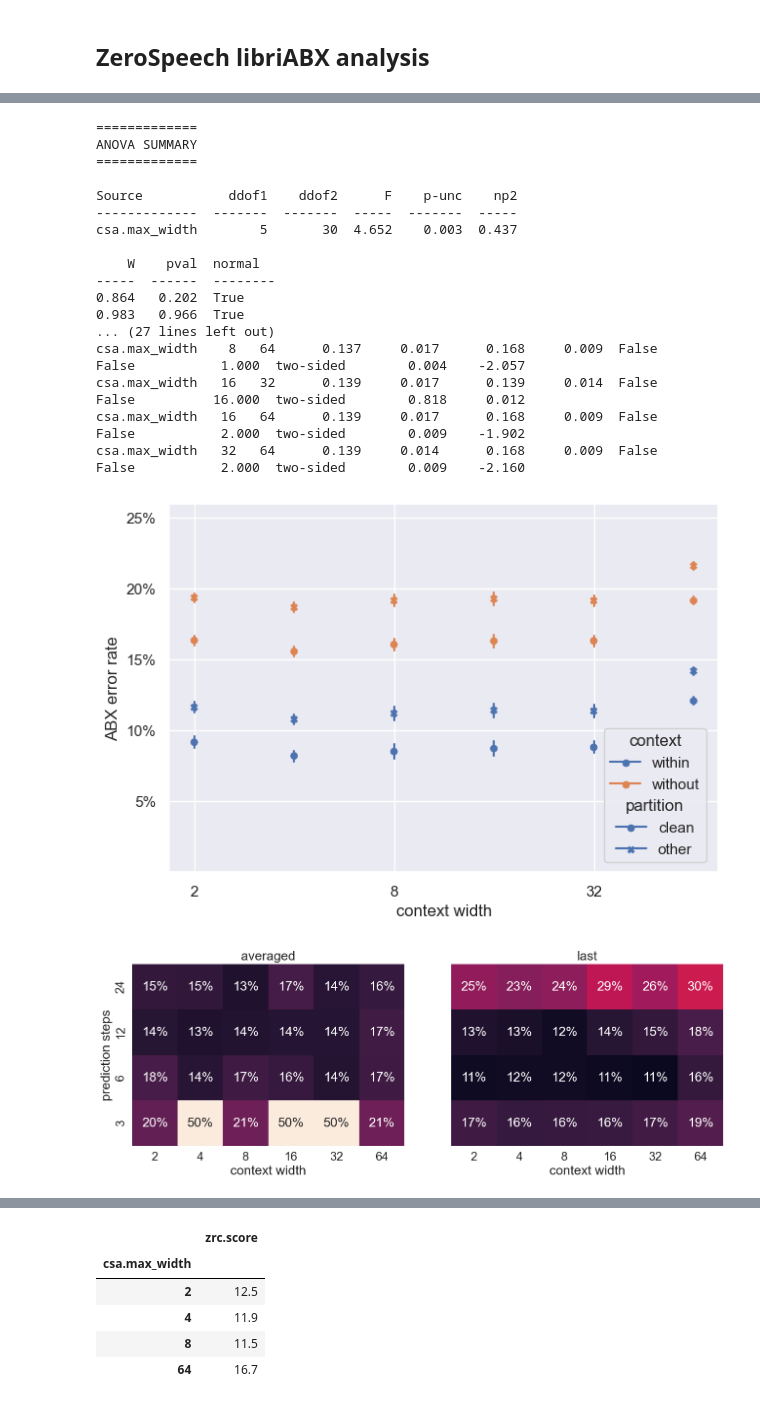
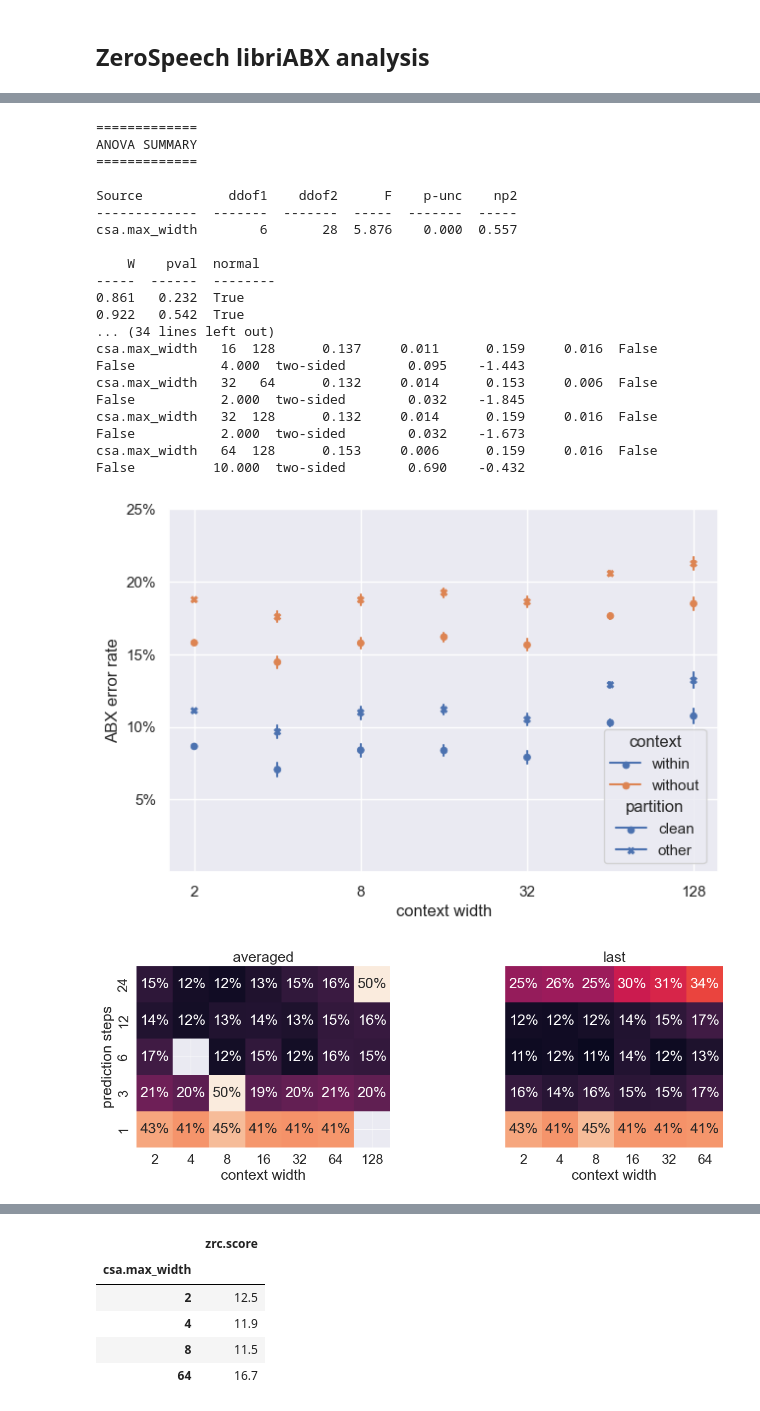
Before and after one commit to sdrobert/scpc, a Jupyter notebook: scripts/analyze.ipynb, the cells around one changed output, grey strips where cells are left out. Drawn from its saved outputs; the diff is of its cells as text; code cells hidden in the pictures.

```diff
--- a/scripts/analyze.ipynb
+++ b/scripts/analyze.ipynb
@@ -22,7 +24,11 @@ from matplotlib import pyplot as plt
 
 sns.set_theme('paper', font_scale=2)
 
+%aimport exp_utils
 from exp_utils import *
+
+WIDTHS = (2, 4, 8, 16, 32, 64, 128)
+STEPS = (1, 3, 6, 12, 24)
 # %% [markdown]
 ## ZeroSpeech libriABX analysis
 # %%
@@ -55,21 +61,21 @@ df = filter_data_equal(dfz, {
     "training.loss_type": "cpc",
     "zrc.granularity": "phoneme",
     'training.cpc_loss.averaging_penalty': 0,
+    "training.max_epochs": 200,
     "csa.dim_feedforward": 1024,
     "csa.num_layers": 1,
     "zrc.speaker_mode": "within",
 })
 df = filter_data_in(
-    df, {"csa.max_width": range(2, 65)}
+    df, {"csa.max_width": WIDTHS}
 )
 check_data(
     df,
-    "csa.max_width", "zrc.subset", "zrc.score",
-    "zrc.context_mode", "training.cpc_loss.offset"
+    "csa.max_width", "zrc.subset", "zrc.score", "zrc.context_mode"
 )
 
-# 6 seeds * 6 context widths * 2 context modes * 4 partitions
-assert len(df) == 6 * 6 * 2 * 4
+# 5 seeds * 7 context widths * 2 context modes * 4 partitions
+assert len(df) == 5 * 7 * 2 * 4
 
 df = df[['name', 'csa.max_width', 'zrc.score']].groupby('name', as_index=False, observed=True, sort=True).mean(numeric_only=True)
 df['csa.max_width'] = df['csa.max_width'].astype('int').astype('category')
@@ -86,17 +92,17 @@ ANOVA SUMMARY
 
 Source           ddof1    ddof2      F    p-unc    np2
 -------------  -------  -------  -----  -------  -----
-csa.max_width        5       30  4.652    0.003  0.437
+csa.max_width        6       28  5.876    0.000  0.557
 
     W    pval  normal
 -----  ------  --------
-0.864   0.202  True
-0.983   0.966  True
-... (27 lines left out)
-csa.max_width    8   64      0.137     0.017      0.168     0.009  False     False           1.000  two-sided        0.004    -2.057
-csa.max_width   16   32      0.139     0.017      0.139     0.014  False     False          16.000  two-sided        0.818     0.012
-csa.max_width   16   64      0.139     0.017      0.168     0.009  False     False           2.000  two-sided        0.009    -1.902
-csa.max_width   32   64      0.139     0.014      0.168     0.009  False     False           2.000  two-sided        0.009    -2.160
+0.861   0.232  True
+0.922   0.542  True
+... (34 lines left out)
+csa.max_width   16  128      0.137     0.011      0.159     0.016  False     False           4.000  two-sided        0.095    -1.443
+csa.max_width   32   64      0.132     0.014      0.153     0.006  False     False           2.000  two-sided        0.032    -1.845
+csa.max_width   32  128      0.132     0.014      0.159     0.016  False     False           2.000  two-sided        0.032    -1.673
+csa.max_width   64  128      0.153     0.006      0.159     0.016  False     False          10.000  two-sided        0.690    -0.432
 # %%
 # plot libriABX scores across subsets and context windows w/ phoneme granularity
 
@@ -135,22 +141,20 @@ df = filter_data_equal(dfz, {
     'training.cpc_loss.averaging_penalty': 0,
     "csa.dim_feedforward": 1024,
     "csa.num_layers": 1,
+    "training.max_epochs": 200,
     "zrc.speaker_mode": "within",
 })
-# we filter for versions < 200 b/c the versions >= 200, which are meant to replicate
-# this matrix, are only sporadically complete atm. This way, we stick with one
-# repetition
 df = filter_data_in(
-    df, {"csa.max_width": range(2, 65), "version": range(200)}
+    df, {"csa.max_width": WIDTHS}
 )
 check_data(
     df,
     "csa.max_width", "zrc.subset", "zrc.score",
-    "zrc.context_mode", "training.cpc_loss.offset"
+    "zrc.context_mode"
 )
 
-# 6 seeds * 6 context widths * 2 context modes * 4 partitions
-assert len(df) == 6 * 6 * 2 * 4
+# 5 seeds * 7 context widths * 2 context modes * 4 partitions
+assert len(df) == 5 * 7 * 2 * 4
 
 # aggregate dev and test into their quality
 df['zrc.subset'] = df['zrc.subset'].map(
@@ -167,7 +171,7 @@ df['zrc.sbyc'] = df.agg("{0[zrc.subset]}-{0[zrc.context_mode]}".format, axis=1)
 
 plot = (
     so.Plot(df, x="csa.max_width", y="zrc.score", color="zrc.context_mode", marker="zrc.subset")
-    .limit(y=(0.00, 0.26))
+    .limit(y=(0.00, 0.25))
     .add(so.Dot(pointsize=5), so.Agg())
     .add(so.Range(), so.Est(errorbar="se"), group='zrc.sbyc')  # 1 standard error
     # .add(so.Line(marker=None), so.PolyFit())  # misleading?
@@ -198,7 +202,7 @@ leg.set_bbox_to_anchor(bb, transform=fig.axes[0].transAxes)
 fig.tight_layout()
 fig.savefig('../resources/libriabx_context_subset_phoneme.pdf')
 # %% [output]
-[figure, old version]
+[figure, new version]
 # %%
 # plot libriABX score of context width vs prediction steps (averaged)
 # - this one will show up on the left of our figure, so it doesn't have the cbar
@@ -216,20 +220,19 @@ df = filter_data_equal(dfz, {
     "csa.dim_feedforward": 1024,
     "csa.num_layers": 1,
     "zrc.speaker_mode": "within",
+    "training.max_epochs": 200,
 })
 df = filter_data_in(
     df, {
-        "csa.max_width": range(2, 65),
-        "training.cpc_loss.prediction_steps": range(2, 25),
-        "version": range(200)
+        "csa.max_width": WIDTHS,
+        "training.cpc_loss.prediction_steps": range(1, 25),
     }
 )
 check_data(
     df,
     "csa.max_width", "zrc.subset", "zrc.score",
-    "zrc.context_mode", "training.cpc_loss.offset",
-    "training.cpc_loss.prediction_steps",
-    "training.cpc_loss.negative_samples",
+    "zrc.context_mode",
+    "training.cpc_loss.prediction_steps"
 )
 df = df.pivot_table(
     columns="csa.max_width",
@@ -251,35 +254,35 @@ df = filter_data_equal(dfz, {
     "csa.dim_feedforward": 1024,
     "csa.num_layers": 1,
     "zrc.speaker_mode": "within",
 })
 df = filter_data_in(
-    df, {"csa.max_width": range(2, 65), "version": range(200)}
+    df, {"csa.max_width": range(2, 65)}
 )
 idx = df['training.cpc_loss.prediction_steps'] == 1
 for n in range(2, 25):
     idx |= (df['training.cpc_loss.prediction_steps'] == n) & (df['training.cpc_loss.gutted_steps'] == (n - 1))
 df = df.loc[idx]
 check_data(
     df,
     "csa.max_width", "zrc.subset", "zrc.score",
     "zrc.context_mode", "training.cpc_loss.offset",
     "training.cpc_loss.prediction_steps",
     "training.cpc_loss.gutted_steps",
 )
 df = df.pivot_table(
     columns="csa.max_width",
     index="training.cpc_loss.prediction_steps",
     values="zrc.score"
 ).sort_values(by='training.cpc_loss.prediction_steps', ascending=False)
 plot = sns.heatmap(df, annot=True, fmt=".0%", vmin=0.1, vmax=0.5, square=True, cbar=False, ax=axs[1])
 plot.set(xlabel='context width', ylabel=None, title='last')
 plot.set_xticklabels([f'{int(x):d}' for x in sorted(df.columns)])
 plot.set_yticklabels([f'{int(x):d}' for x in sorted(df.index, reverse=True)])
 
 fig.tight_layout()
 fig.savefig("../resources/libriabx_prediction_steps_vs_width.pdf")
 # %% [output]
-[figure, old version]
+[figure, new version]
 # %%
 # various means for stats table
 # (main can be derived from the above figure)
```
Also changed, not shown: parts of 7 cells of this notebook, 4 other files.
